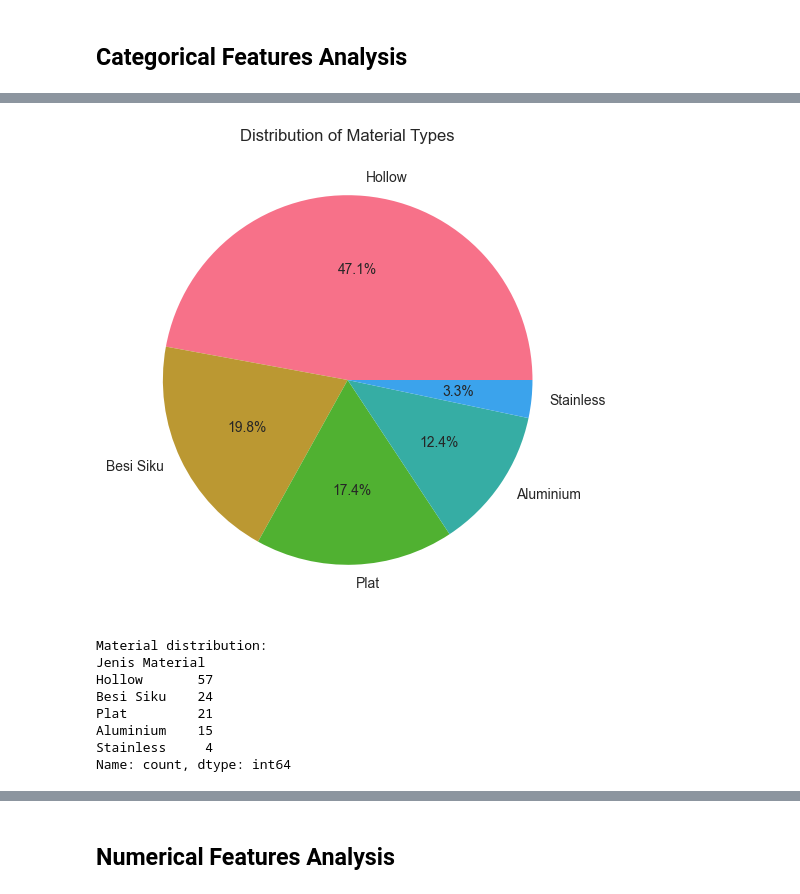
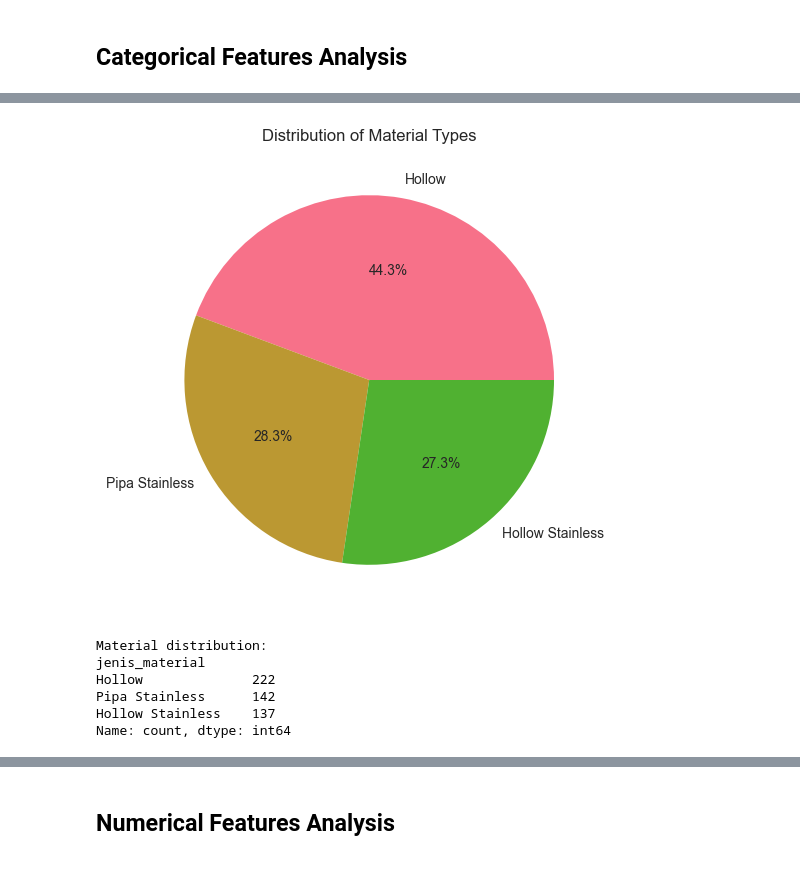
Before and after one commit to Zakvsl/azkaljayalas, a Jupyter notebook: python/train_predict.ipynb, the cells around one changed output, grey strips where cells are left out. Saved outputs shown, nothing was run; the diff lists cells and outputs as text; code cells hidden in the pictures.

```diff
--- a/python/train_predict.ipynb
+++ b/python/train_predict.ipynb
@@ -41,6 +42,6 @@ Note: you may need to restart the kernel to use updated packages.
 # %%
-# Load the dataset
-df = pd.read_excel('dataset_bengkel_las2.xlsx', sheet_name='Dataset Transaksi')
+# Load the dataset (FINAL VERSION: harga dibulatkan)
+df = pd.read_csv('azkaljayalas_dataset.csv')
 
 # Display basic information
 print("Dataset shape:", df.shape)
@@ -173,20 +254,18 @@ Teralis: Rp 2,683,447
 # %%
 # Distribution of material types
 plt.figure(figsize=(10, 6))
-material_counts = df['Jenis Material'].value_counts()
+material_counts = df['jenis_material'].value_counts()
 plt.pie(material_counts.values, labels=material_counts.index, autopct='%1.1f%%')
 plt.title('Distribution of Material Types')
 plt.show()
 
 print("Material distribution:")
 print(material_counts)
 # %% [output]
-[figure, old version]
+[figure, new version]
 Material distribution:
-Jenis Material
-Hollow       57
-Besi Siku    24
-Plat         21
-Aluminium    15
-Stainless     4
+jenis_material
+Hollow              222
+Pipa Stainless      142
+Hollow Stainless    137
 Name: count, dtype: int64
```
Also changed, not shown: parts of 50 cells of this notebook, 53 other files.
